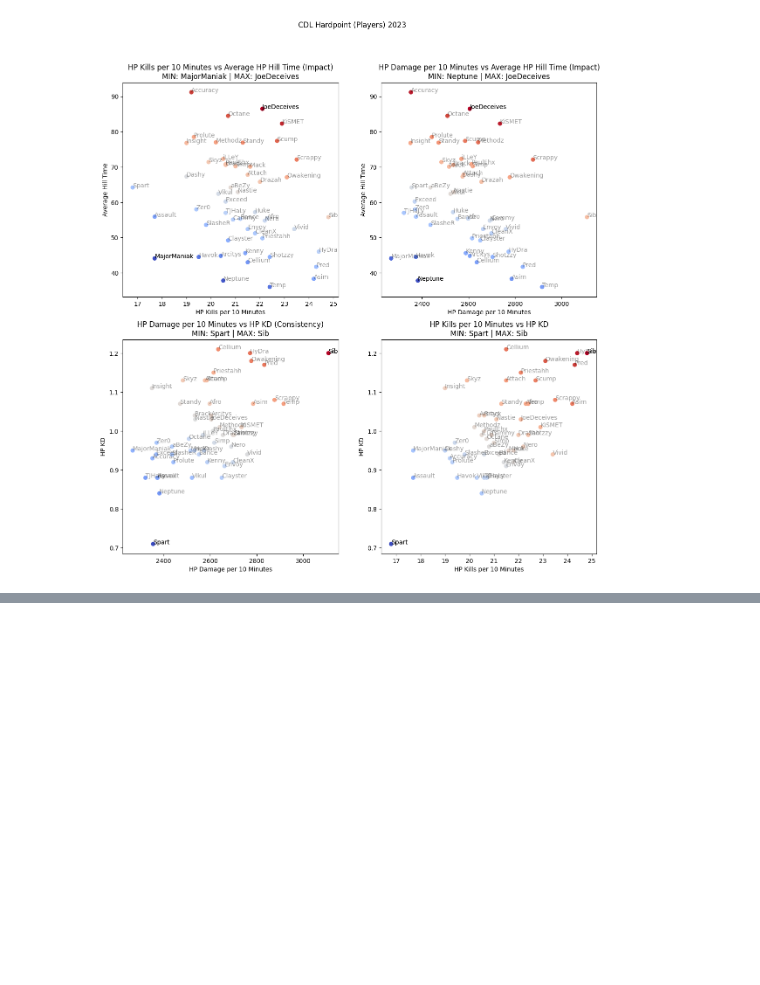
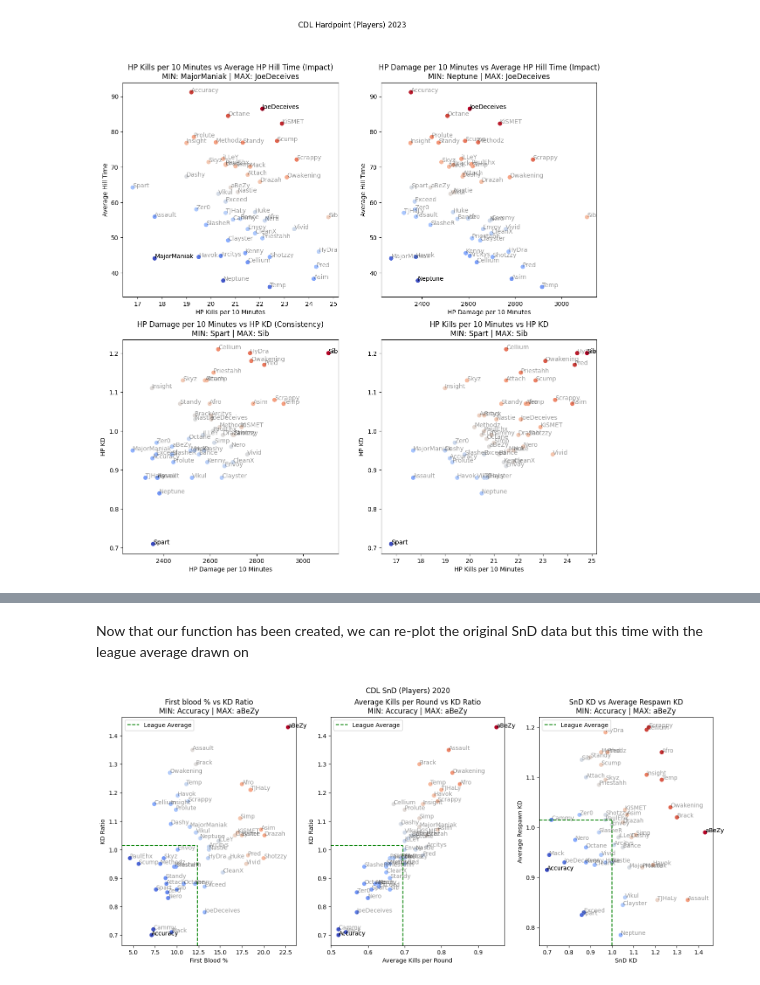
Before and after one commit to charlbbbbb/CDL-Stats, a Jupyter notebook: analysis/player-research.ipynb, the cells around one changed output, grey strips where cells are left out. Saved outputs shown, nothing was run; the diff lists cells and outputs as text; code cells hidden in the pictures; blank space fills up the shorter version.

```diff
--- a/analysis/player-research.ipynb
+++ b/analysis/player-research.ipynb
@@ -215,0 +327,24 @@ scatter_comparison(ax4, "HP Kills per 10 Minutes vs HP KD", df['hp_kills_per_10'
+# %% [markdown]
+Now that our function has been created, we can re-plot the original SnD data but this time with the league average drawn on
+# %%
+#Once again, this is repeated code.
+#This has however been left in for the continuity of the notebook
+fig = plt.figure(figsize=(18, 7))
+(ax1, ax2, ax3) = fig.subplots(ncols=3)
+fig.suptitle("CDL SnD (Players) 2020")
+
+scatter_comparison(ax1, "First blood % vs KD Ratio", df['snd_first_blood_rate'], df['snd_kd_rate'],
+                    "First Blood %", "KD Ratio", True, df['player'], True)
+
+scatter_comparison(ax2, "Average Kills per Round vs KD Ratio", df['snd_kill_per_round'], df['snd_kd_rate'],
+                     "Average Kills per Round", "KD Ratio", True, df['player'], True)
+
+respawn_average_kd = (df['control_kd']+df['hp_kd'])/2
+scatter_comparison(ax3, "SnD KD vs Average Respawn KD", df['snd_kd_rate'], respawn_average_kd,
+                    "SnD KD", "Average Respawn KD", True, df['player'], True)
+
+show_average(ax1,  df['snd_kd_rate'], df['snd_first_blood_rate'])
+show_average(ax2, df['snd_kd_rate'], df['snd_kill_per_round'])
+show_average(ax3,  df['snd_kd_rate'], respawn_average_kd)
+# %% [output]
+[figure, added]
```
Also changed, not shown: parts of 13 cells of this notebook, 2 other files.
